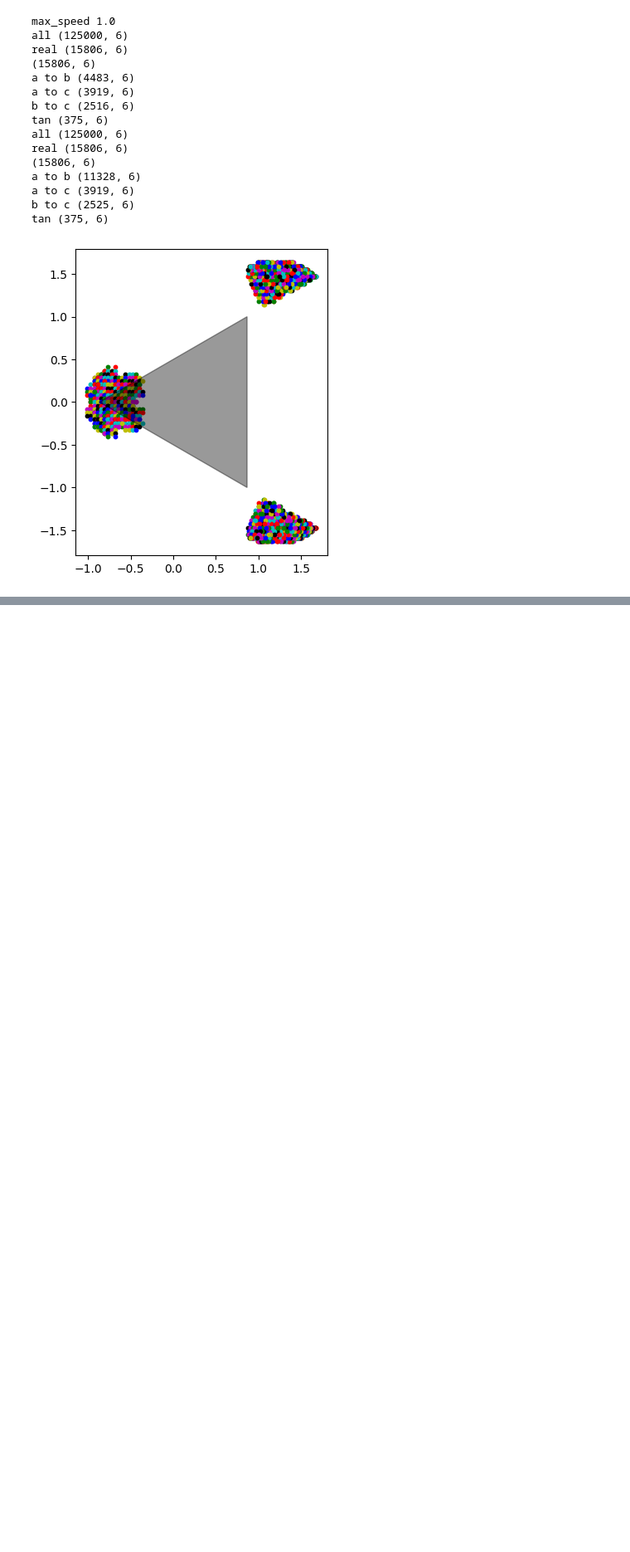
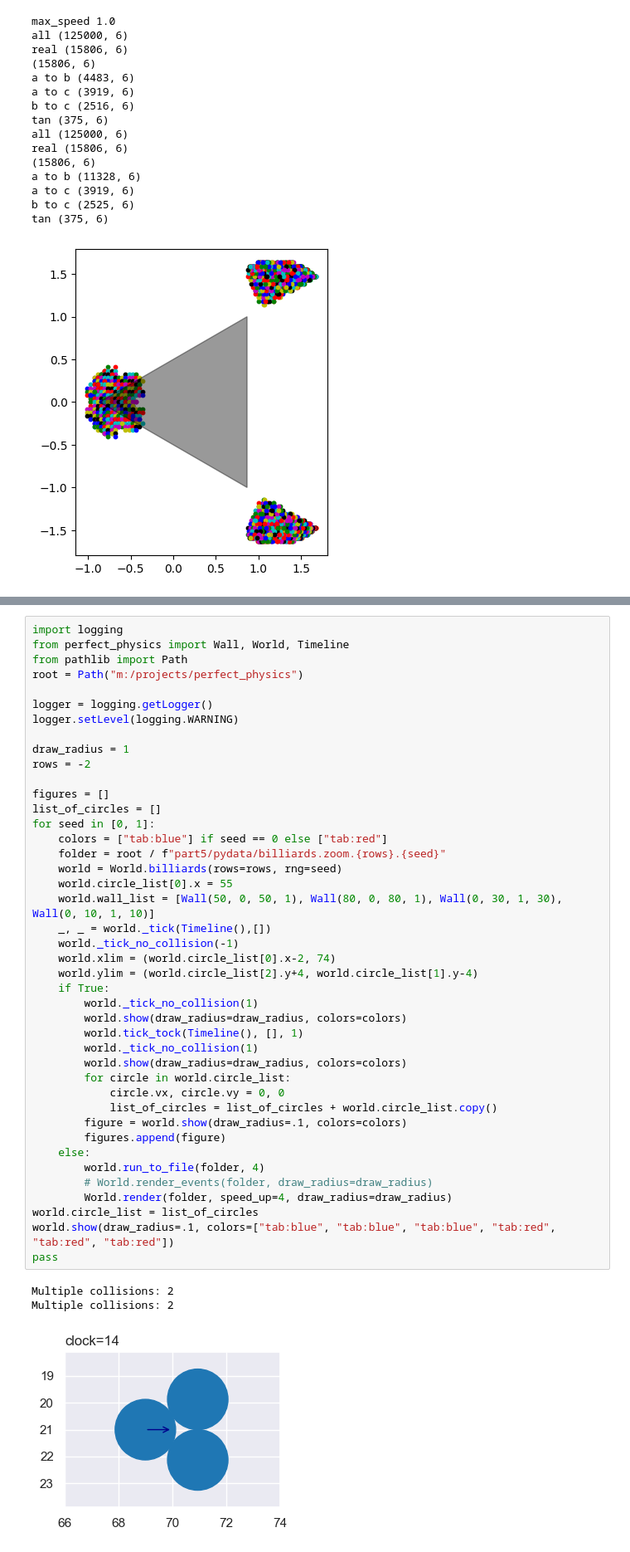
Before and after one commit to CarlKCarlK/perfect-physics, a Jupyter notebook: part_5_pydata.ipynb, the cells around one changed output, grey strips where cells are left out. Shown at 83% size. Cells and saved outputs as stored; diff of their text form; blank space fills up the shorter version.

Commit message:
collision with two-at-a-time, then to dot

```diff
--- a/part_5_pydata.ipynb
+++ b/part_5_pydata.ipynb
@@ -535,0 +561,46 @@ tan (375, 6)
+# %%
+import logging
+from perfect_physics import Wall, World, Timeline
+from pathlib import Path
+root = Path("m:/projects/perfect_physics")
+
+logger = logging.getLogger()
+logger.setLevel(logging.WARNING)
+
+draw_radius = 1
+rows = -2
+
+figures = []
+list_of_circles = []
+for seed in [0, 1]:
+    colors = ["tab:blue"] if seed == 0 else ["tab:red"]
+    folder = root / f"part5/pydata/billiards.zoom.{rows}.{seed}"
+    world = World.billiards(rows=rows, rng=seed)
+    world.circle_list[0].x = 55
+    world.wall_list = [Wall(50, 0, 50, 1), Wall(80, 0, 80, 1), Wall(0, 30, 1, 30), Wall(0, 10, 1, 10)]
+    _, _ = world._tick(Timeline(),[])
+    world._tick_no_collision(-1)
+    world.xlim = (world.circle_list[0].x-2, 74)
+    world.ylim = (world.circle_list[2].y+4, world.circle_list[1].y-4)
+    if True:
+        world._tick_no_collision(1)
+        world.show(draw_radius=draw_radius, colors=colors)
+        world.tick_tock(Timeline(), [], 1)
+        world._tick_no_collision(1)
+        world.show(draw_radius=draw_radius, colors=colors)
+        for circle in world.circle_list:
+            circle.vx, circle.vy = 0, 0
+            list_of_circles = list_of_circles + world.circle_list.copy()
+        figure = world.show(draw_radius=.1, colors=colors)
+        figures.append(figure)
+    else:
+        world.run_to_file(folder, 4)
+        # World.render_events(folder, draw_radius=draw_radius)
+        World.render(folder, speed_up=4, draw_radius=draw_radius)
+world.circle_list = list_of_circles
+world.show(draw_radius=.1, colors=["tab:blue", "tab:blue", "tab:blue", "tab:red", "tab:red", "tab:red"])
+pass
+# %% [output]
+Multiple collisions: 2
+Multiple collisions: 2
+[figure, added]
```
Also changed, not shown: parts of 4 cells of this notebook, 10 other files.
